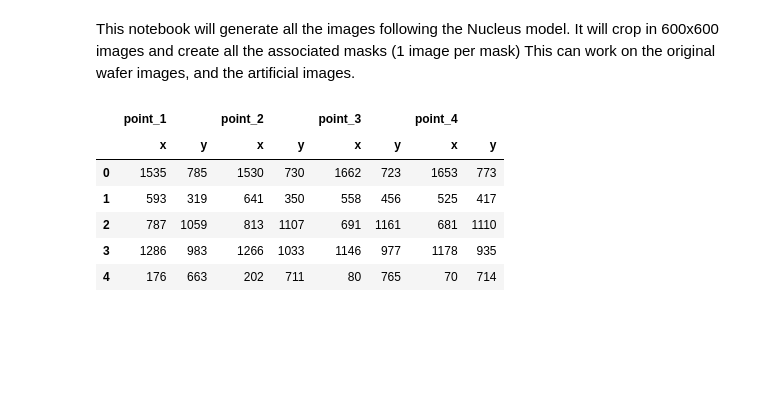
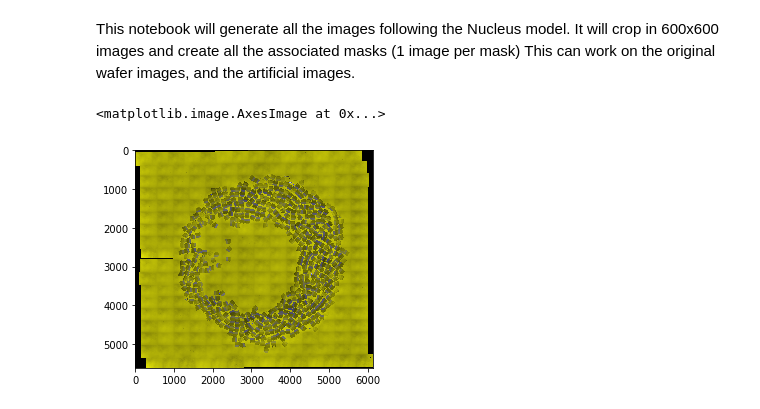
Before and after one commit to BrainSegmentation/tissue-parts-detection, a Jupyter notebook: notebooks/create_stage1_data.ipynb, the cells around one changed output. Saved outputs shown, nothing was run; the diff lists cells and outputs as text; code cells hidden in the pictures; blank space fills up the shorter version.

```diff
--- a/notebooks/create_stage1_data.ipynb
+++ b/notebooks/create_stage1_data.ipynb
@@ -28,13 +28,12 @@ seg_mag = pd.read_csv("../augmented_dataset/artificial_images/seg_mag_artif1_0.t
-# %%
-seg_tissues.head()
-# %% [output]
-|  | point_1 |  | point_2 |  | point_3 |  | point_4 |  |
-|  | x | y | x | y | x | y | x | y |
-| 0 | 1535 | 785 | 1530 | 730 | 1662 | 723 | 1653 | 773 |
-| 1 | 593 | 319 | 641 | 350 | 558 | 456 | 525 | 417 |
-| 2 | 787 | 1059 | 813 | 1107 | 691 | 1161 | 681 | 1110 |
-| 3 | 1286 | 983 | 1266 | 1033 | 1146 | 977 | 1178 | 935 |
-| 4 | 176 | 663 | 202 | 711 | 80 | 765 | 70 | 714 |
+# %%
+test = cv.imread(file,cv.IMREAD_UNCHANGED )
+# %%
+RGB_img = cv.cvtColor(test, cv.COLOR_BGR2RGB)
+# %%
+plt.imshow(RGB_img)
+# %% [output]
+<matplotlib.image.AxesImage at 0x...>
+[figure, added]
 # %%
 def generate_mask(image, points):
     # size of the image
```
Also changed, not shown: parts of 3 cells of this notebook, 4 other files.
